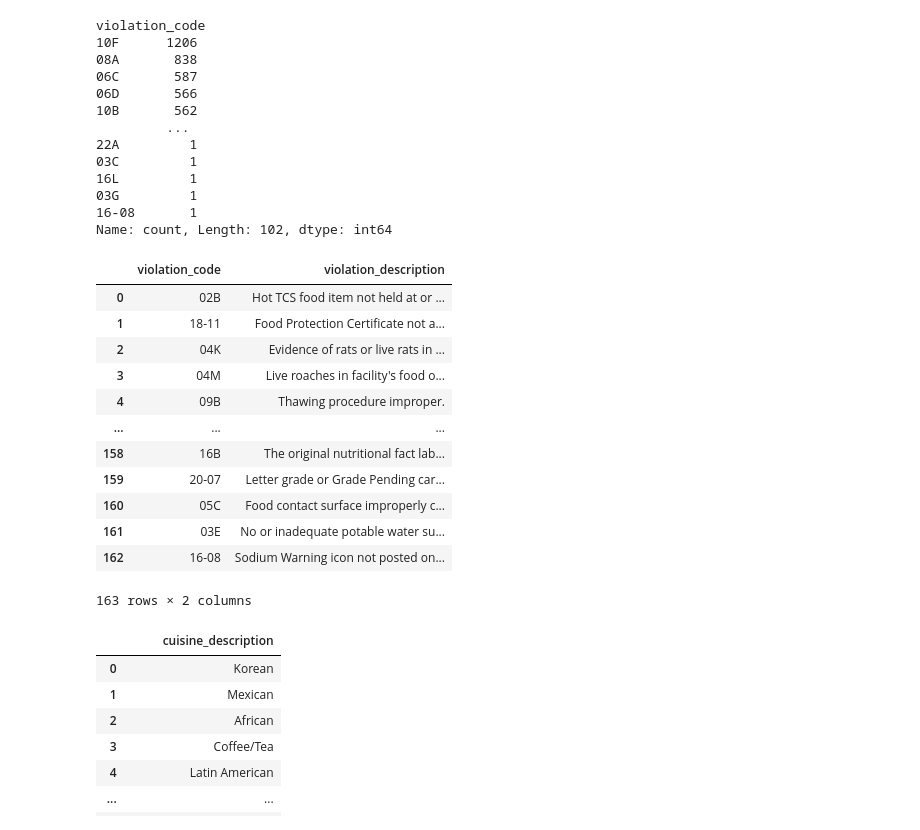
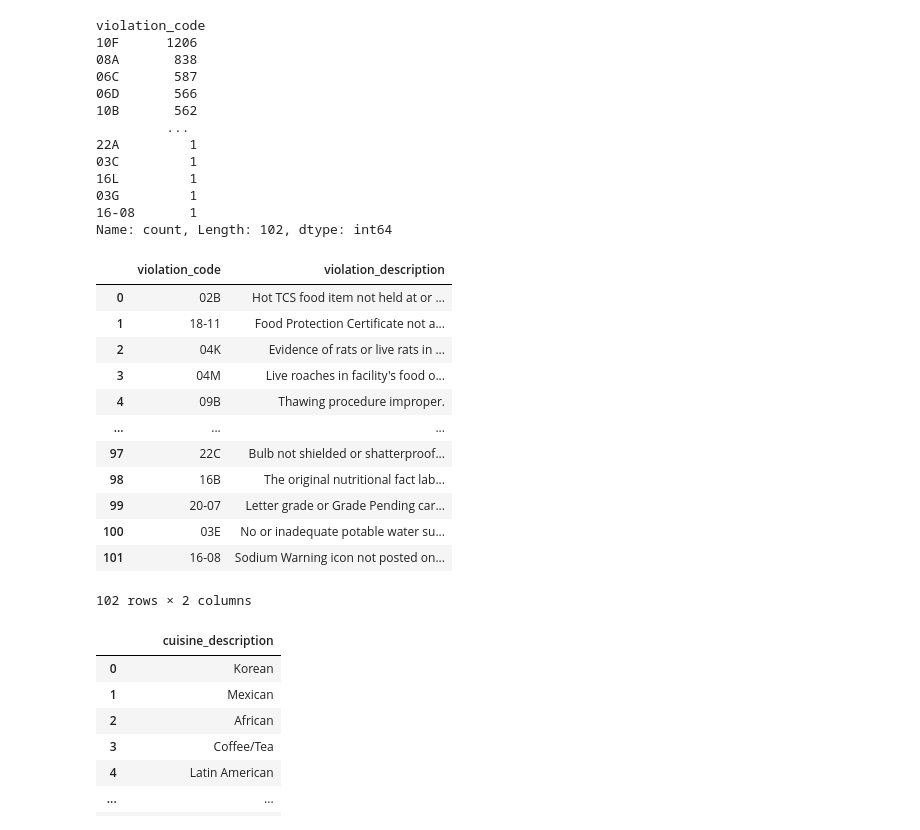
Before and after one commit to anikaranam/NYC-Restaurant-Violations-ETL, a Jupyter notebook: Restaurant_violations_ETL.ipynb, the cells around one changed output. Saved outputs shown, nothing was run; the diff lists cells and outputs as text; code cells hidden in the pictures.

```diff
--- a/Restaurant_violations_ETL.ipynb
+++ b/Restaurant_violations_ETL.ipynb
@@ -155,22 +159,22 @@ violation_code
 16-08       1
 Name: count, Length: 102, dtype: int64
 # %%
-violation_codes_df = results_df[['violation_code', 'violation_description']].drop_duplicates().dropna().reset_index(drop=True)
+violation_codes_df = results_df[['violation_code', 'violation_description']].drop_duplicates(subset=['violation_code']).dropna().reset_index(drop=True)
 violation_codes_df
 # %% [output]
 |  | violation_code | violation_description |
 | 0 | 02B | Hot TCS food item not held at or ... |
 | 1 | 18-11 | Food Protection Certificate not a... |
 | 2 | 04K | Evidence of rats or live rats in ... |
 | 3 | 04M | Live roaches in facility's food o... |
 | 4 | 09B | Thawing procedure improper. |
 | ... | ... | ... |
-| 158 | 16B | The original nutritional fact lab... |
-| 159 | 20-07 | Letter grade or Grade Pending car... |
-| 160 | 05C | Food contact surface improperly c... |
-| 161 | 03E | No or inadequate potable water su... |
-| 162 | 16-08 | Sodium Warning icon not posted on... |
+| 97 | 22C | Bulb not shielded or shatterproof... |
+| 98 | 16B | The original nutritional fact lab... |
+| 99 | 20-07 | Letter grade or Grade Pending car... |
+| 100 | 03E | No or inadequate potable water su... |
+| 101 | 16-08 | Sodium Warning icon not posted on... |
-163 rows × 2 columns
+102 rows × 2 columns
 # %%
 cuisines_df = results_df[['cuisine_description']].drop_duplicates().dropna().reset_index(drop=True)
 cuisines_df
```
Also changed, not shown: parts of 2 cells of this notebook, 1 other file.
